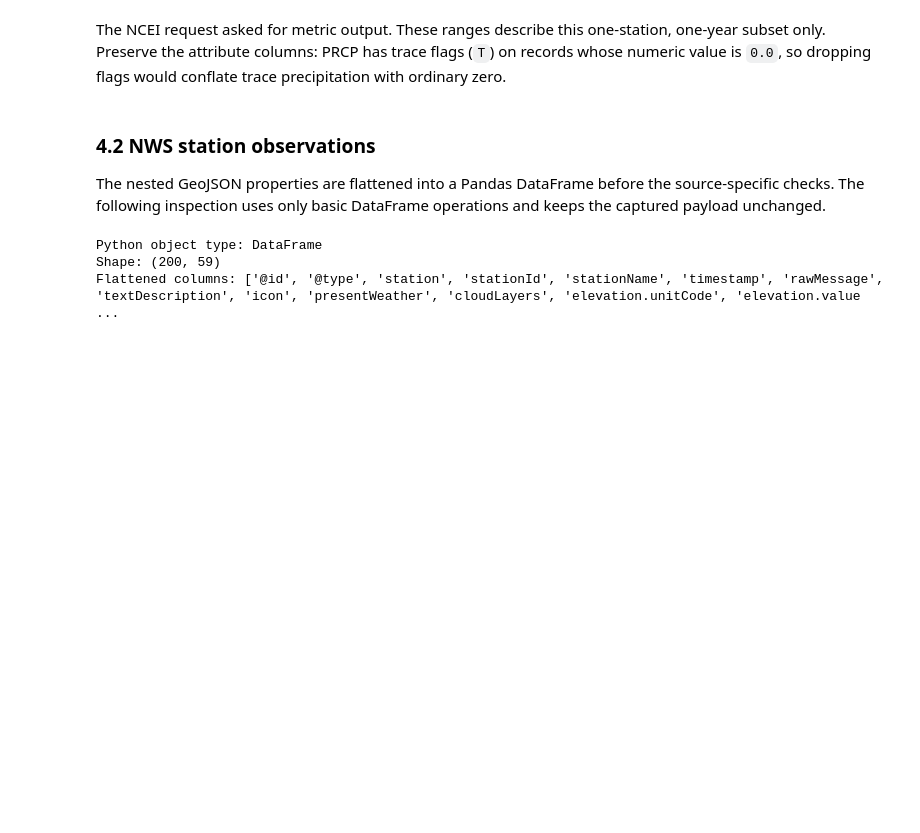
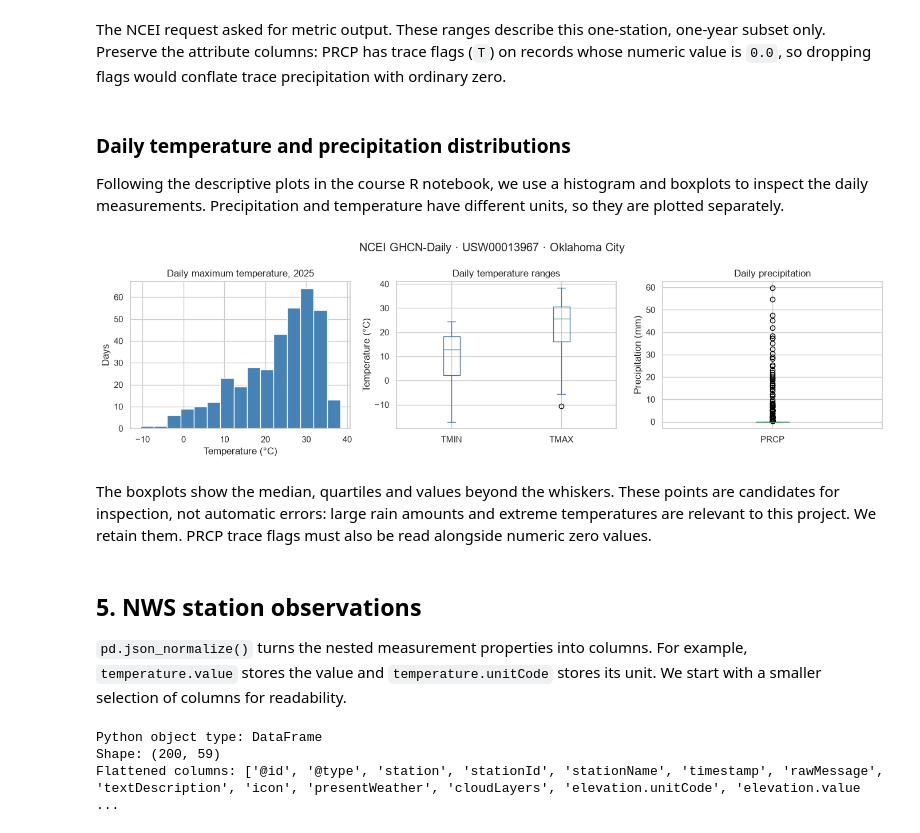
Before and after one commit to KevMasMas/multi-hazard-weather-monitoring, a Jupyter notebook: notebooks/01_source_profiling.ipynb, the cells around one changed output. Saved outputs shown, nothing was run; the diff lists cells and outputs as text; code cells hidden in the pictures; blank space fills up the shorter version.

```diff
--- a/notebooks/01_source_profiling.ipynb
+++ b/notebooks/01_source_profiling.ipynb
@@ -829,10 +824,36 @@ field  rows  null_values  minimum  maximum   mean         measurement_flags    q
  TMIN   365            0    -17.1     24.4 10.249          {'(blank)': 365} {'(blank)': 365} {'W': 238, '1': 127}
 # %% [markdown]
 The NCEI request asked for metric output. These ranges describe this one-station, one-year subset only. Preserve the attribute columns: PRCP has trace flags (`T`) on records whose numeric value is `0.0`, so dropping flags would conflate trace precipitation with ordinary zero.
+# %% [markdown]
+### Daily temperature and precipitation distributions
+
+Following the descriptive plots in the course R notebook, we use a histogram
+and boxplots to inspect the daily measurements. Precipitation and temperature
+have different units, so they are plotted separately.
+# %%
+fig, axes = plt.subplots(1, 3, figsize=(14, 4))
+ghcn_raw["TMAX"].plot.hist(bins=15, ax=axes[0], color="steelblue", edgecolor="white")
+axes[0].set(title="Daily maximum temperature, 2025", xlabel="Temperature (°C)", ylabel="Days")
+ghcn_raw[["TMIN", "TMAX"]].plot.box(ax=axes[1])
+axes[1].set(title="Daily temperature ranges", ylabel="Temperature (°C)")
+ghcn_raw[["PRCP"]].plot.box(ax=axes[2])
+axes[2].set(title="Daily precipitation", ylabel="Precipitation (mm)")
+fig.suptitle("NCEI GHCN-Daily · USW00013967 · Oklahoma City")
+plt.tight_layout()
+plt.show()
+# %% [output]
+[figure, added]
+# %% [markdown]
+The boxplots show the median, quartiles and values beyond the whiskers.
+These points are candidates for inspection, not automatic errors: large rain
+amounts and extreme temperatures are relevant to this project. We retain them.
+PRCP trace flags must also be read alongside numeric zero values.
 # %% [markdown]
-### 4.2 NWS station observations
+## 5. NWS station observations
 
-The nested GeoJSON properties are flattened into a Pandas DataFrame before the source-specific checks. The following inspection uses only basic DataFrame operations and keeps the captured payload unchanged.
+`pd.json_normalize()` turns the nested measurement properties into columns.
+For example, `temperature.value` stores the value and `temperature.unitCode`
+stores its unit. We start with a smaller selection of columns for readability.
 # %%
 station_basic_columns = [
     "timestamp", "stationId", "textDescription",
```
Also changed, not shown: parts of 12 cells of this notebook, 51 other files.
